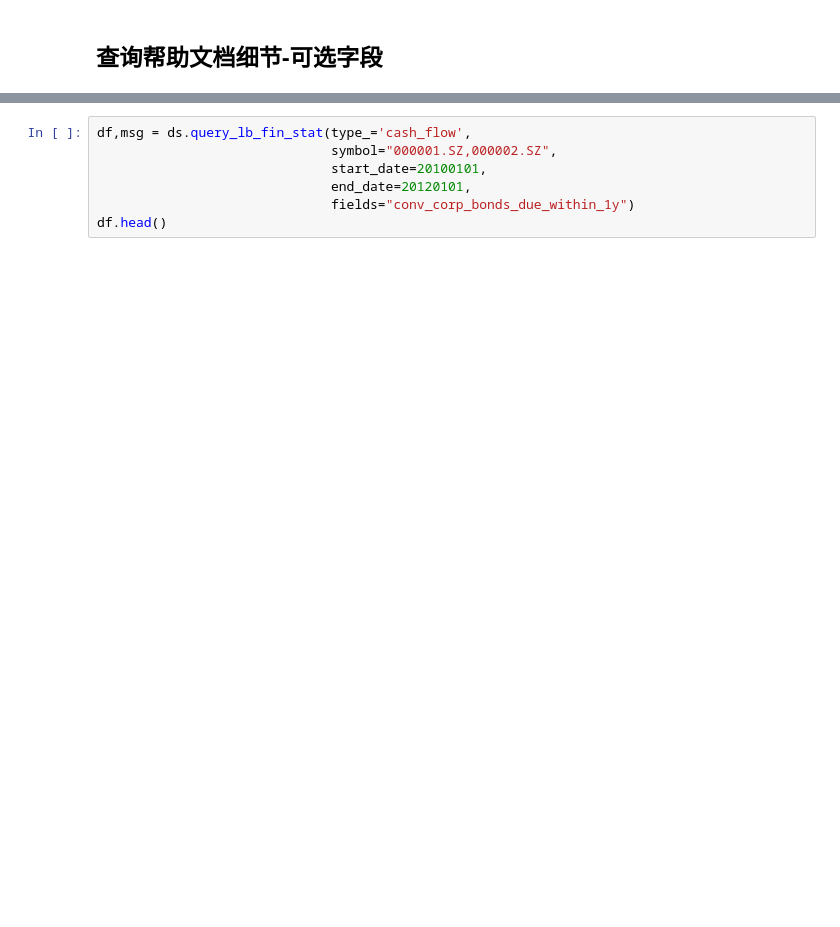
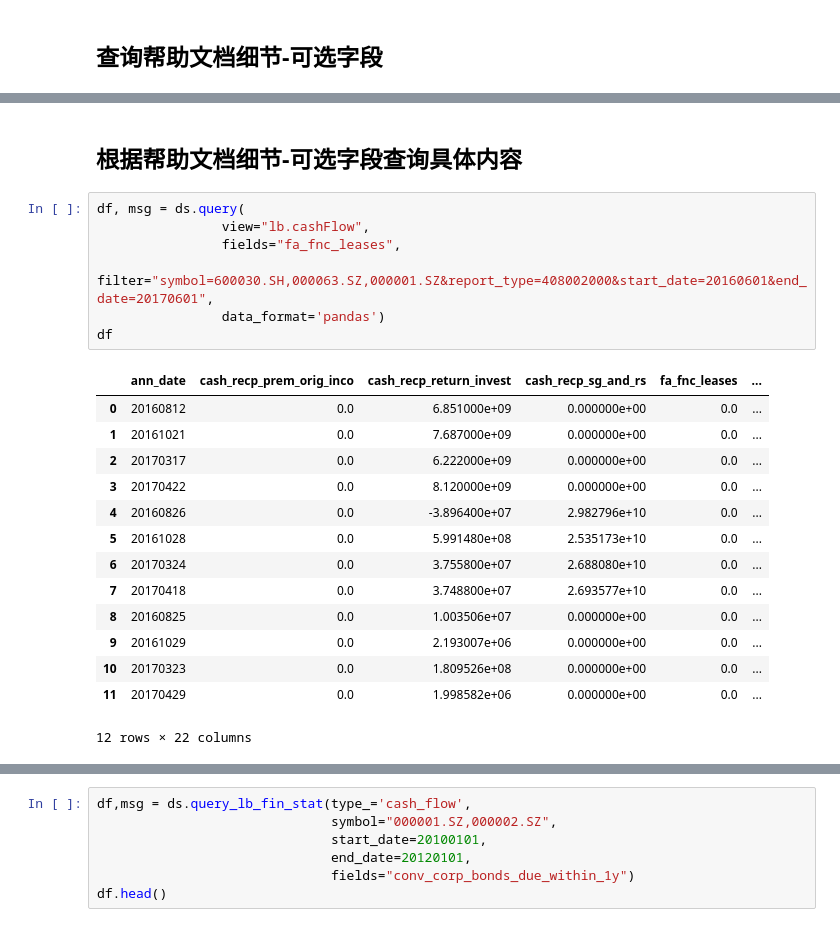
Before and after one commit to xingetouzi/jaqs-fxdayu, a Jupyter notebook: docs/_source/dataservice.ipynb, the cells around one changed output, grey strips where cells are left out. Drawn from its saved outputs; the diff is of its cells as text; blank space fills up the shorter version.

```diff
--- a/docs/_source/dataservice.ipynb
+++ b/docs/_source/dataservice.ipynb
@@ -311,3 +314,27 @@ df.tail()
+# %% [markdown]
+## 根据帮助文档细节-可选字段查询具体内容
+# %%
+df, msg = ds.query(
+                view="lb.cashFlow",
+                fields="fa_fnc_leases",
+                filter="symbol=600030.SH,000063.SZ,000001.SZ&report_type=408002000&start_date=20160601&end_date=20170601",
+                data_format='pandas')
+df
+# %% [output]
+|  | ann_date | cash_recp_prem_orig_inco | cash_recp_return_invest | cash_recp_sg_and_rs | fa_fnc_leases | ... |
+| 0 | 20160812 | 0.0 | 6.851000e+09 | 0.000000e+00 | 0.0 | ... |
+| 1 | 20161021 | 0.0 | 7.687000e+09 | 0.000000e+00 | 0.0 | ... |
+| 2 | 20170317 | 0.0 | 6.222000e+09 | 0.000000e+00 | 0.0 | ... |
+| 3 | 20170422 | 0.0 | 8.120000e+09 | 0.000000e+00 | 0.0 | ... |
+| 4 | 20160826 | 0.0 | -3.896400e+07 | 2.982796e+10 | 0.0 | ... |
+| 5 | 20161028 | 0.0 | 5.991480e+08 | 2.535173e+10 | 0.0 | ... |
+| 6 | 20170324 | 0.0 | 3.755800e+07 | 2.688080e+10 | 0.0 | ... |
+| 7 | 20170418 | 0.0 | 3.748800e+07 | 2.693577e+10 | 0.0 | ... |
+| 8 | 20160825 | 0.0 | 1.003506e+07 | 0.000000e+00 | 0.0 | ... |
+| 9 | 20161029 | 0.0 | 2.193007e+06 | 0.000000e+00 | 0.0 | ... |
+| 10 | 20170323 | 0.0 | 1.809526e+08 | 0.000000e+00 | 0.0 | ... |
+| 11 | 20170429 | 0.0 | 1.998582e+06 | 0.000000e+00 | 0.0 | ... |
+12 rows × 22 columns
 # %% [markdown]
 ## query_lb_fin_stat
 - ` jaqs_fxdayu.data.dataservice.RemoteDataService.query_lb_fin_stat(*args, **kwargs) `
```
Also changed, not shown: parts of 14 cells of this notebook, 5 other files.
